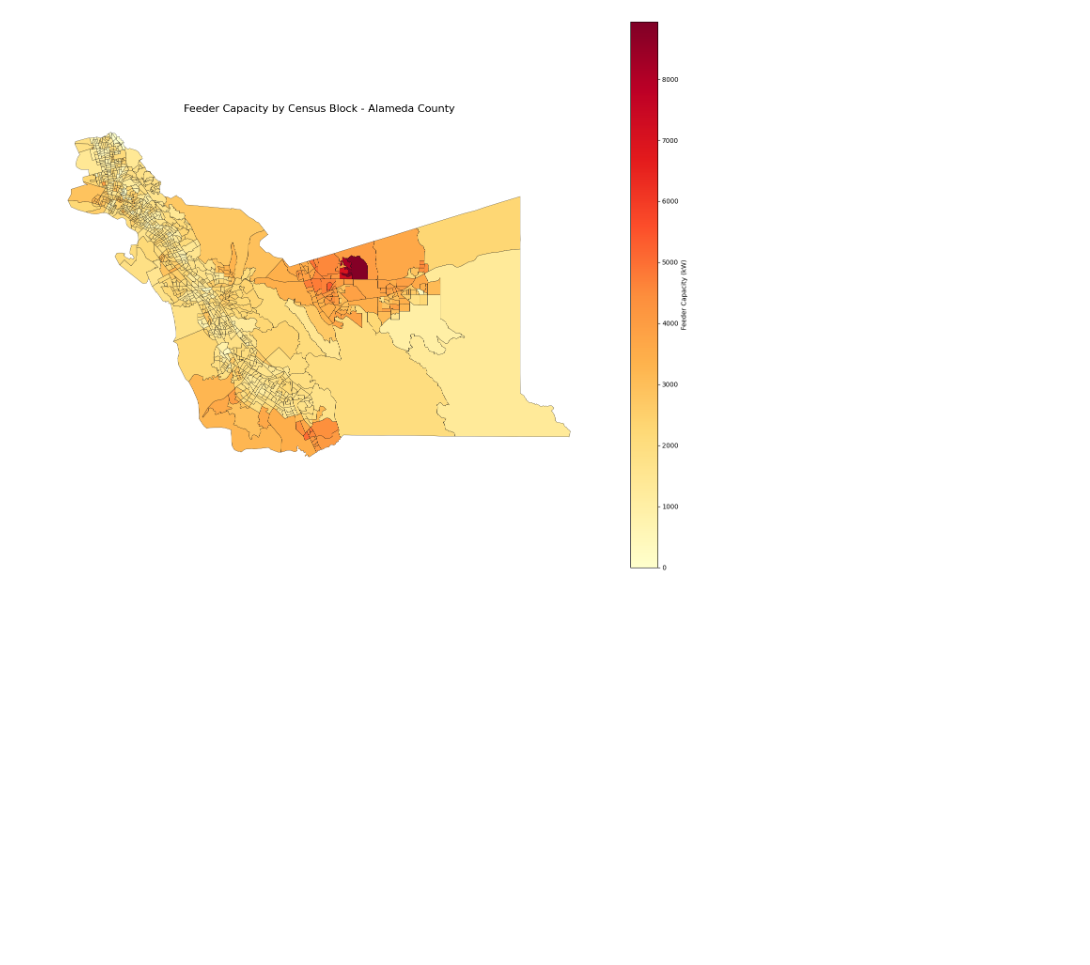
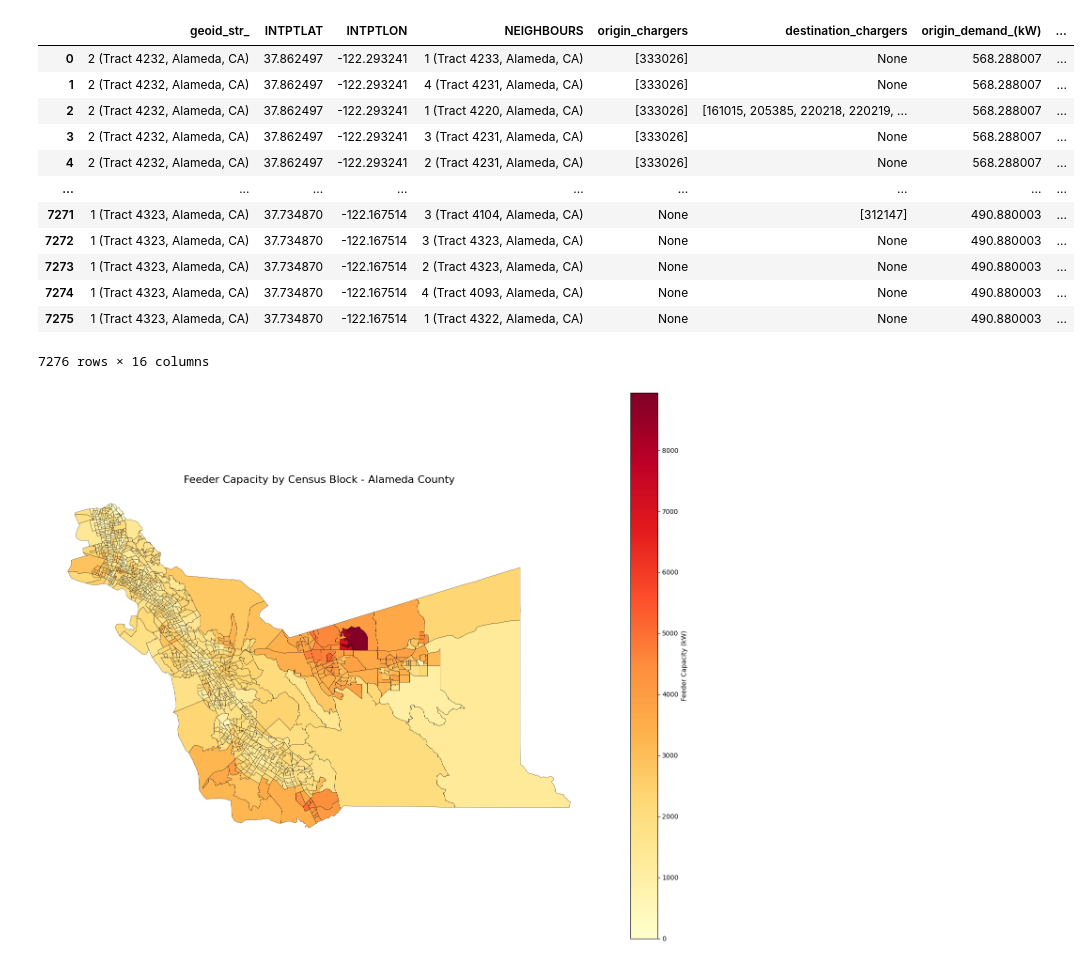
Before and after one commit to lazlop/OptimalChargerPlacement, a Jupyter notebook: notebooks/ev-adoption-analysis.ipynb, the cells around one changed output. Saved outputs shown, nothing was run; the diff lists cells and outputs as text; code cells hidden in the pictures; blank space fills up the shorter version.

```diff
--- a/notebooks/ev-adoption-analysis.ipynb
+++ b/notebooks/ev-adoption-analysis.ipynb
@@ -33,3 +98,19 @@ df.head(2).to_clipboard()
+# %%
+df
+# %% [output]
+|  | geoid_str_ | INTPTLAT | INTPTLON | NEIGHBOURS | origin_chargers | destination_chargers | origin_demand_(kW) | ... |
+| 0 | 2 (Tract 4232, Alameda, CA) | 37.862497 | -122.293241 | 1 (Tract 4233, Alameda, CA) | [333026] | None | 568.288007 | ... |
+| 1 | 2 (Tract 4232, Alameda, CA) | 37.862497 | -122.293241 | 4 (Tract 4231, Alameda, CA) | [333026] | None | 568.288007 | ... |
+| 2 | 2 (Tract 4232, Alameda, CA) | 37.862497 | -122.293241 | 1 (Tract 4220, Alameda, CA) | [333026] | [161015, 205385, 220218, 220219, ... | 568.288007 | ... |
+| 3 | 2 (Tract 4232, Alameda, CA) | 37.862497 | -122.293241 | 3 (Tract 4231, Alameda, CA) | [333026] | None | 568.288007 | ... |
+| 4 | 2 (Tract 4232, Alameda, CA) | 37.862497 | -122.293241 | 2 (Tract 4231, Alameda, CA) | [333026] | None | 568.288007 | ... |
+| ... | ... | ... | ... | ... | ... | ... | ... | ... |
+| 7271 | 1 (Tract 4323, Alameda, CA) | 37.734870 | -122.167514 | 3 (Tract 4104, Alameda, CA) | None | [312147] | 490.880003 | ... |
+| 7272 | 1 (Tract 4323, Alameda, CA) | 37.734870 | -122.167514 | 3 (Tract 4323, Alameda, CA) | None | None | 490.880003 | ... |
+| 7273 | 1 (Tract 4323, Alameda, CA) | 37.734870 | -122.167514 | 2 (Tract 4323, Alameda, CA) | None | None | 490.880003 | ... |
+| 7274 | 1 (Tract 4323, Alameda, CA) | 37.734870 | -122.167514 | 4 (Tract 4093, Alameda, CA) | None | None | 490.880003 | ... |
+| 7275 | 1 (Tract 4323, Alameda, CA) | 37.734870 | -122.167514 | 1 (Tract 4322, Alameda, CA) | None | None | 490.880003 | ... |
+7276 rows × 16 columns
 # %%
 import geopandas as gpd
 import matplotlib.pyplot as plt
```
Also changed, not shown: parts of 11 cells of this notebook.
